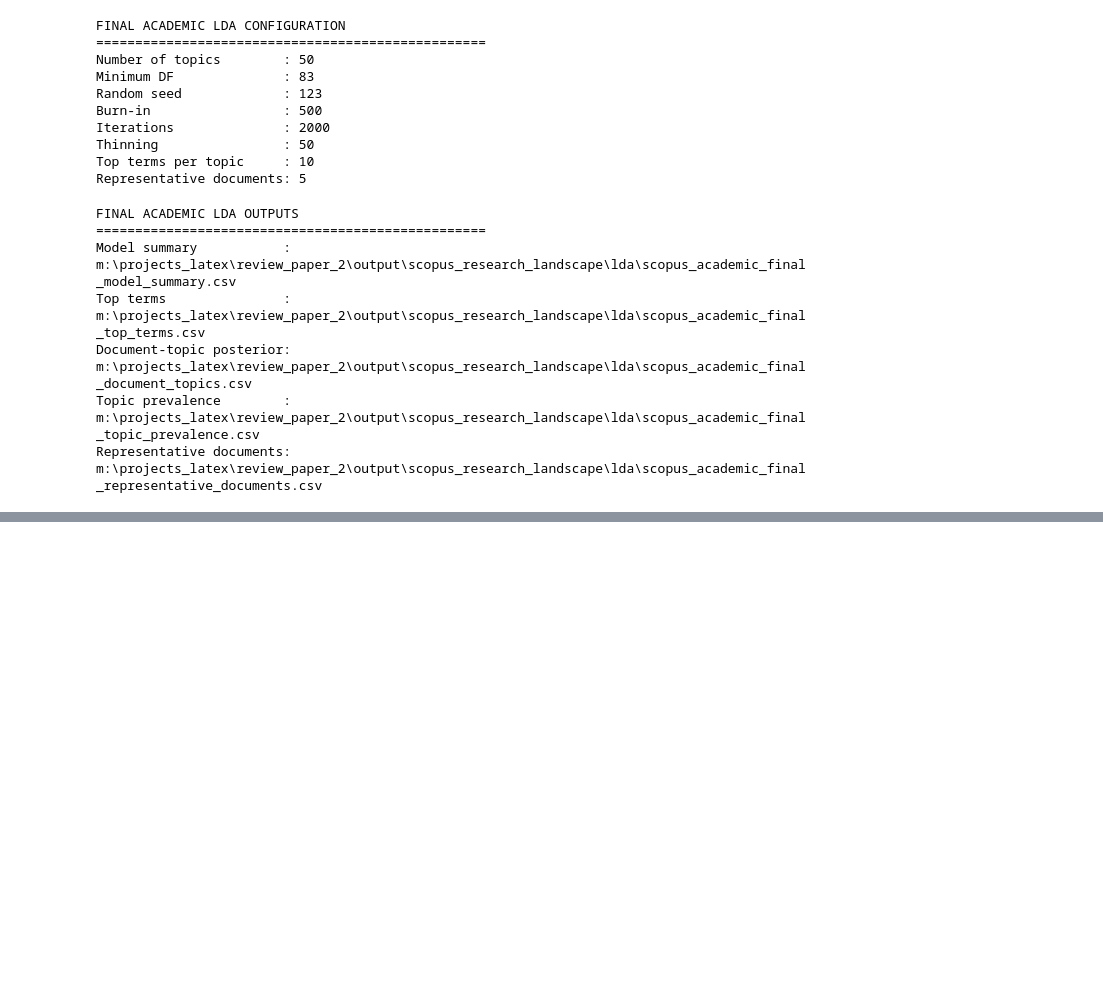
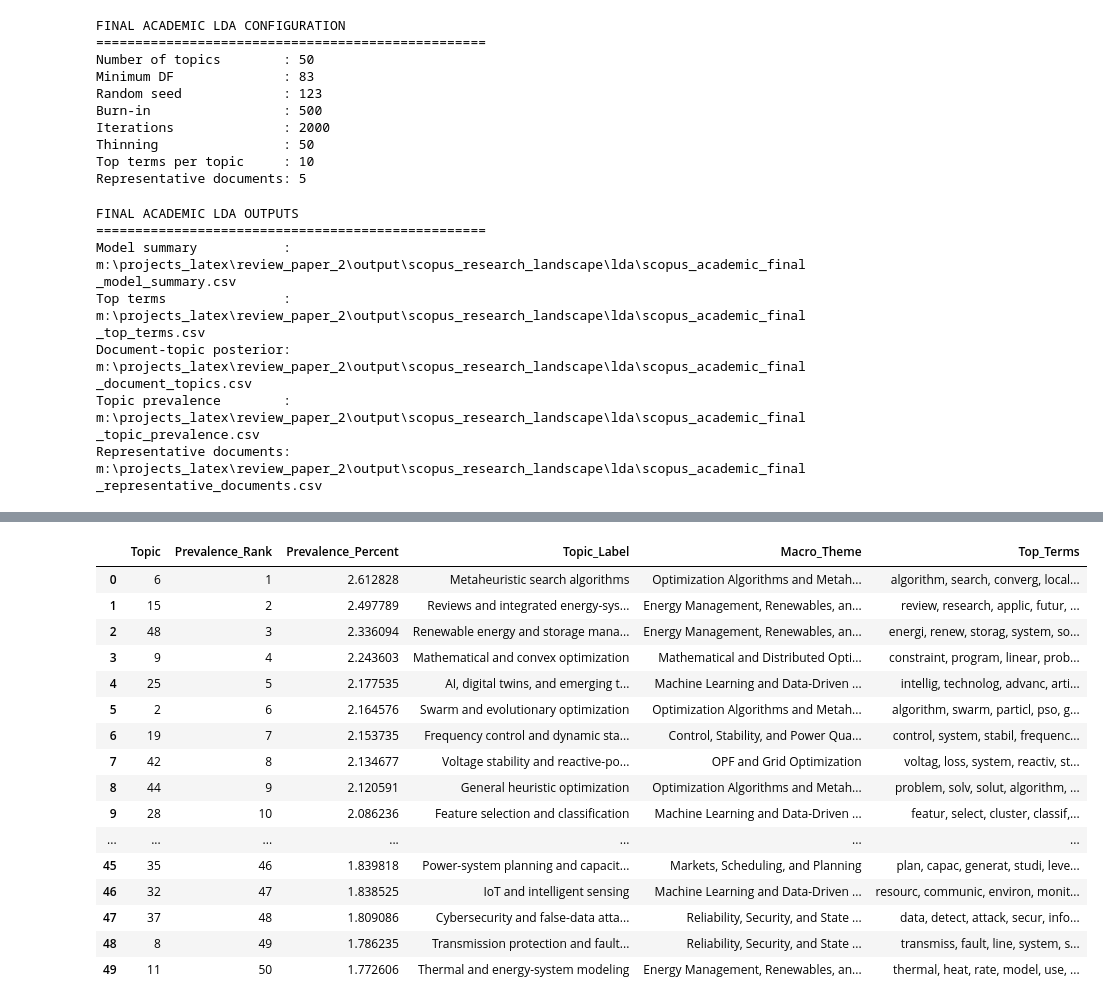
Before and after one commit to mdzalfirdausi/review_paper_2, a Jupyter notebook: notebooks/5.scopus_research_landscape.ipynb, the cells around one changed output, grey strips where cells are left out. Saved outputs shown, nothing was run; the diff lists cells and outputs as text; code cells hidden in the pictures; blank space fills up the shorter version.

```diff
--- a/notebooks/5.scopus_research_landscape.ipynb
+++ b/notebooks/5.scopus_research_landscape.ipynb
@@ -5105,0 +5785,85 @@ Representative documents: m:\projects_latex\review_paper_2\output\scopus_researc
+# %%
+# ---------------------------------------------------------
+# Apply topic labels and macro-theme assignments
+# ---------------------------------------------------------
+
+topic_labeling_table[
+    "Topic_Label"
+] = (
+    topic_labeling_table[
+        "Topic"
+    ]
+    .map(
+        topic_labels
+    )
+)
+
+
+topic_labeling_table[
+    "Macro_Theme"
+] = (
+    topic_labeling_table[
+        "Topic"
+    ]
+    .map(
+        topic_macro_themes
+    )
+)
+
+
+if (
+    topic_labeling_table[
+        "Topic_Label"
+    ]
+    .isna()
+    .any()
+):
+
+    raise ValueError(
+        "Some topics do not have a topic label."
+    )
+
+
+if (
+    topic_labeling_table[
+        "Macro_Theme"
+    ]
+    .isna()
+    .any()
+):
+
+    raise ValueError(
+        "Some topics do not have a macro-theme."
+    )
+
+
+display(
+    topic_labeling_table[
+        [
+            "Topic",
+            "Prevalence_Rank",
+            "Prevalence_Percent",
+            "Topic_Label",
+            "Macro_Theme",
+            "Top_Terms",
+        ]
+    ]
+)
+# %% [output]
+|  | Topic | Prevalence_Rank | Prevalence_Percent | Topic_Label | Macro_Theme | Top_Terms |
+| 0 | 6 | 1 | 2.612828 | Metaheuristic search algorithms | Optimization Algorithms and Metah... | algorithm, search, converg, local... |
+| 1 | 15 | 2 | 2.497789 | Reviews and integrated energy-sys... | Energy Management, Renewables, an... | review, research, applic, futur, ... |
+| 2 | 48 | 3 | 2.336094 | Renewable energy and storage mana... | Energy Management, Renewables, an... | energi, renew, storag, system, so... |
+| 3 | 9 | 4 | 2.243603 | Mathematical and convex optimization | Mathematical and Distributed Opti... | constraint, program, linear, prob... |
+| 4 | 25 | 5 | 2.177535 | AI, digital twins, and emerging t... | Machine Learning and Data-Driven ... | intellig, technolog, advanc, arti... |
+| 5 | 2 | 6 | 2.164576 | Swarm and evolutionary optimization | Optimization Algorithms and Metah... | algorithm, swarm, particl, pso, g... |
+| 6 | 19 | 7 | 2.153735 | Frequency control and dynamic sta... | Control, Stability, and Power Qua... | control, system, stabil, frequenc... |
+| 7 | 42 | 8 | 2.134677 | Voltage stability and reactive-po... | OPF and Grid Optimization | voltag, loss, system, reactiv, st... |
+| 8 | 44 | 9 | 2.120591 | General heuristic optimization | Optimization Algorithms and Metah... | problem, solv, solut, algorithm, ... |
+| 9 | 28 | 10 | 2.086236 | Feature selection and classification | Machine Learning and Data-Driven ... | featur, select, cluster, classif,... |
+| ... | ... | ... | ... | ... | ... | ... |
+| 45 | 35 | 46 | 1.839818 | Power-system planning and capacit... | Markets, Scheduling, and Planning | plan, capac, generat, studi, leve... |
+| 46 | 32 | 47 | 1.838525 | IoT and intelligent sensing | Machine Learning and Data-Driven ... | resourc, communic, environ, monit... |
+| 47 | 37 | 48 | 1.809086 | Cybersecurity and false-data atta... | Reliability, Security, and State ... | data, detect, attack, secur, info... |
+| 48 | 8 | 49 | 1.786235 | Transmission protection and fault... | Reliability, Security, and State ... | transmiss, fault, line, system, s... |
+| 49 | 11 | 50 | 1.772606 | Thermal and energy-system modeling | Energy Management, Renewables, an... | thermal, heat, rate, model, use, ... |
```
Also changed, not shown: parts of 15 cells of this notebook.
